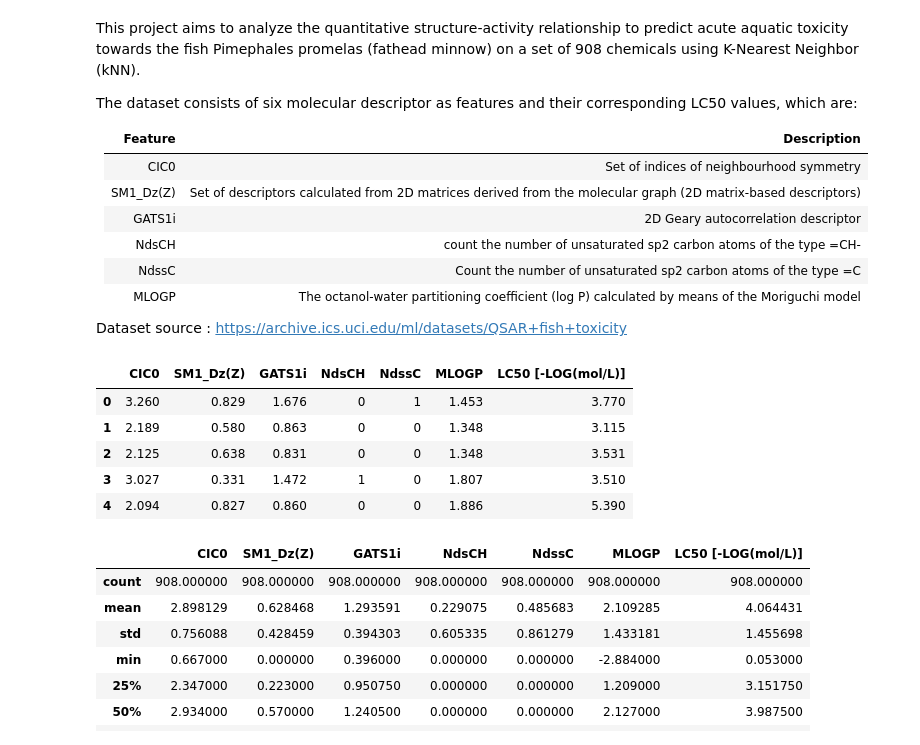
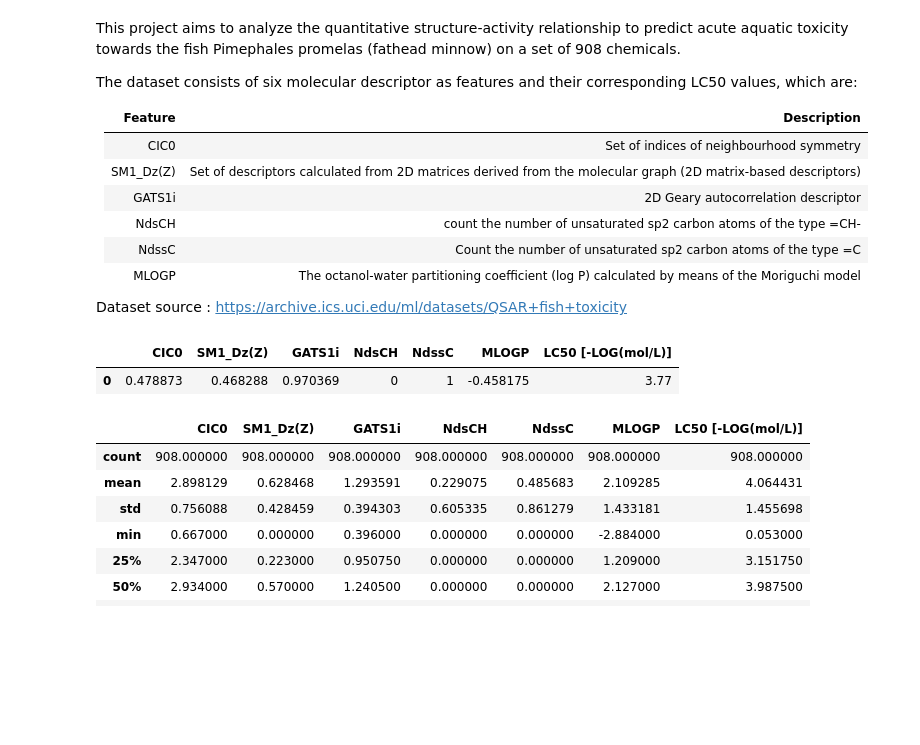
Before and after one commit to shaad261/Chemical-Toxicity, a Jupyter notebook: notebooks/EDA.ipynb, the cells around one changed output. Cells and saved outputs as stored; diff of their text form; code cells hidden in the pictures; blank space fills up the shorter version.

```diff
--- a/notebooks/EDA.ipynb
+++ b/notebooks/EDA.ipynb
@@ -4,5 +23,5 @@ import pandas as pd
 # %% [markdown]
-This project aims to analyze the quantitative structure-activity relationship to predict acute aquatic toxicity towards the fish Pimephales promelas (fathead minnow) on a set of 908 chemicals using K-Nearest Neighbor (kNN).
+This project aims to analyze the quantitative structure-activity relationship to predict acute aquatic toxicity towards the fish Pimephales promelas (fathead minnow) on a set of 908 chemicals.
 
 The dataset consists of six molecular descriptor as features and their corresponding LC50 values, which are:
 
@@ -21,14 +40,10 @@ Dataset source : https://archive.ics.uci.edu/ml/datasets/QSAR+fish+toxicity
 
 df=pd.read_csv('data/qsar_fish_toxicity.csv')
 # %%
-df.head()
+df.head(1)
 # %% [output]
 |  | CIC0 | SM1_Dz(Z) | GATS1i | NdsCH | NdssC | MLOGP | LC50 [-LOG(mol/L)] |
-| 0 | 3.260 | 0.829 | 1.676 | 0 | 1 | 1.453 | 3.770 |
-| 1 | 2.189 | 0.580 | 0.863 | 0 | 0 | 1.348 | 3.115 |
-| 2 | 2.125 | 0.638 | 0.831 | 0 | 0 | 1.348 | 3.531 |
-| 3 | 3.027 | 0.331 | 1.472 | 1 | 0 | 1.807 | 3.510 |
-| 4 | 2.094 | 0.827 | 0.860 | 0 | 0 | 1.886 | 5.390 |
+| 0 | 0.478873 | 0.468288 | 0.970369 | 0 | 1 | -0.458175 | 3.77 |
 # %%
 df.describe()
 # %% [output]
```
Also changed, not shown: parts of 73 cells of this notebook, 15 other files.
